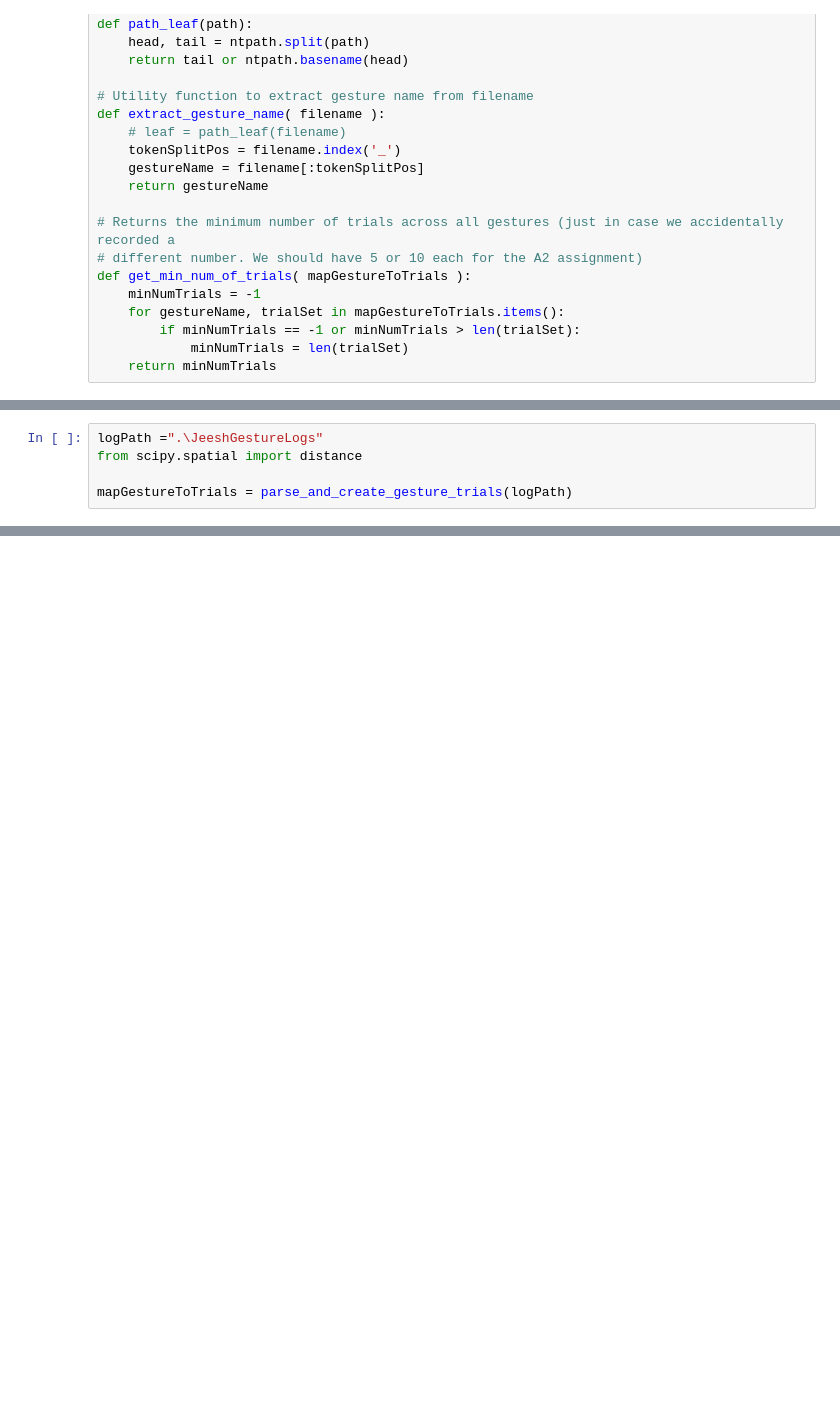
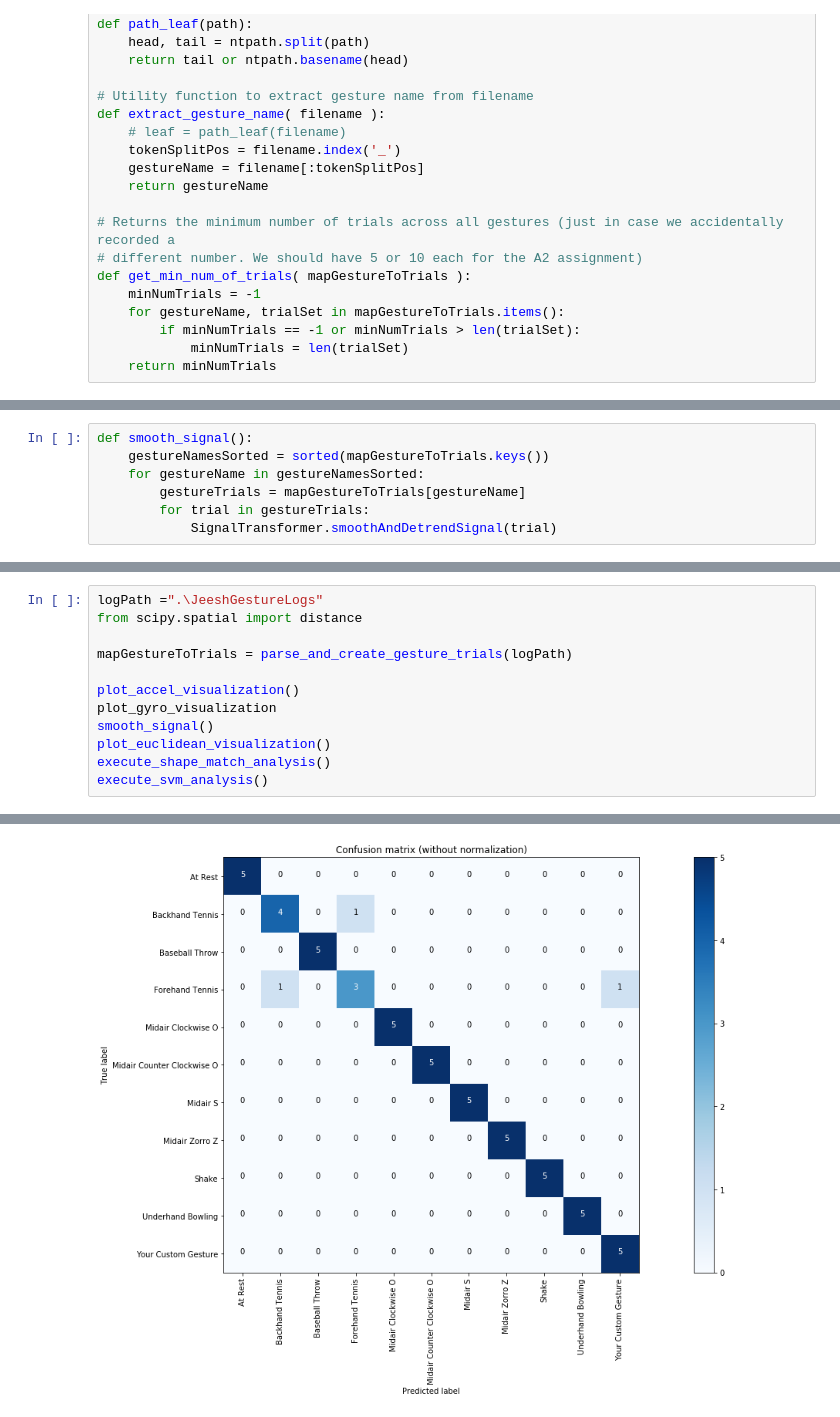
Before and after one commit to jeeshnair/gestureanalysis, a Jupyter notebook: MidpointCheckin.ipynb, the cells around one changed output, grey strips where cells are left out. Drawn from its saved outputs; the diff is of its cells as text; blank space fills up the shorter version.

```diff
--- a/MidpointCheckin.ipynb
+++ b/MidpointCheckin.ipynb
@@ -526,0 +560,7 @@ def get_min_num_of_trials( mapGestureToTrials ):
+# %%
+def smooth_signal():
+    gestureNamesSorted = sorted(mapGestureToTrials.keys())
+    for gestureName in gestureNamesSorted:
+        gestureTrials = mapGestureToTrials[gestureName]
+        for trial in gestureTrials:
+            SignalTransformer.smoothAndDetrendSignal(trial)
@@ -529,6 +743,13 @@ logPath =".\JeeshGestureLogs"
 from scipy.spatial import distance
 
 mapGestureToTrials = parse_and_create_gesture_trials(logPath)
+
+plot_accel_visualization()
+plot_gyro_visualization
+smooth_signal()
+plot_euclidean_visualization()
+execute_shape_match_analysis()
+execute_svm_analysis()
 # %% [output]
 Found 110 csv files in .\JeeshGestureLogs
 Found 11 gestures
@@ -546,0 +773 @@ Max trial length across all gesture is 'At Rest' Trial 4 with 168 sensor events.
+[figure, added]
```
Also changed, not shown: parts of 18 cells of this notebook.
